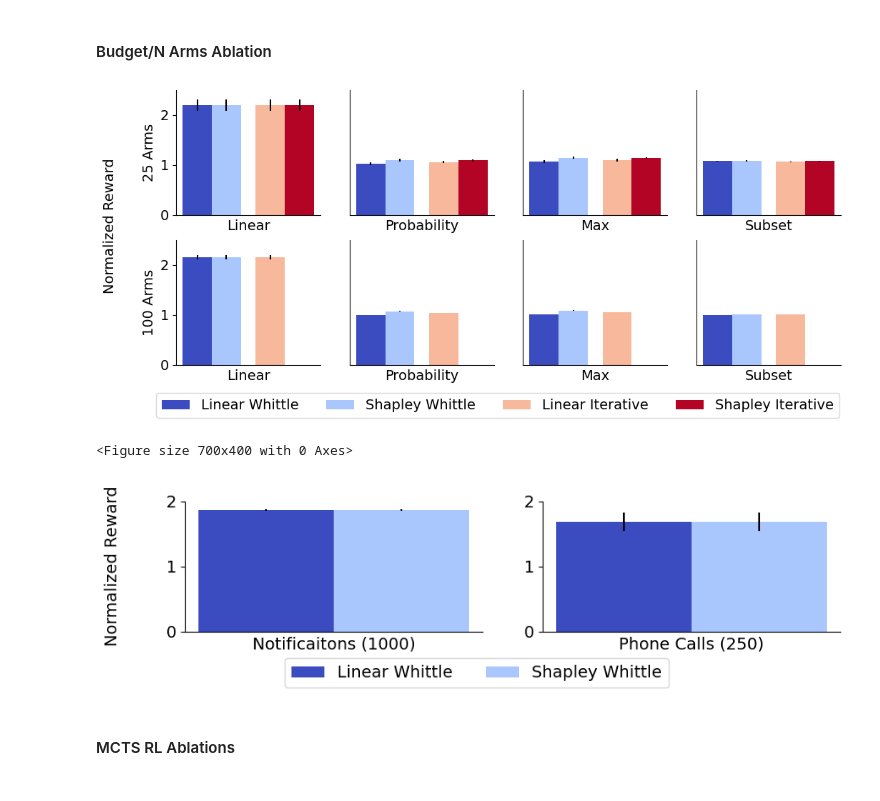
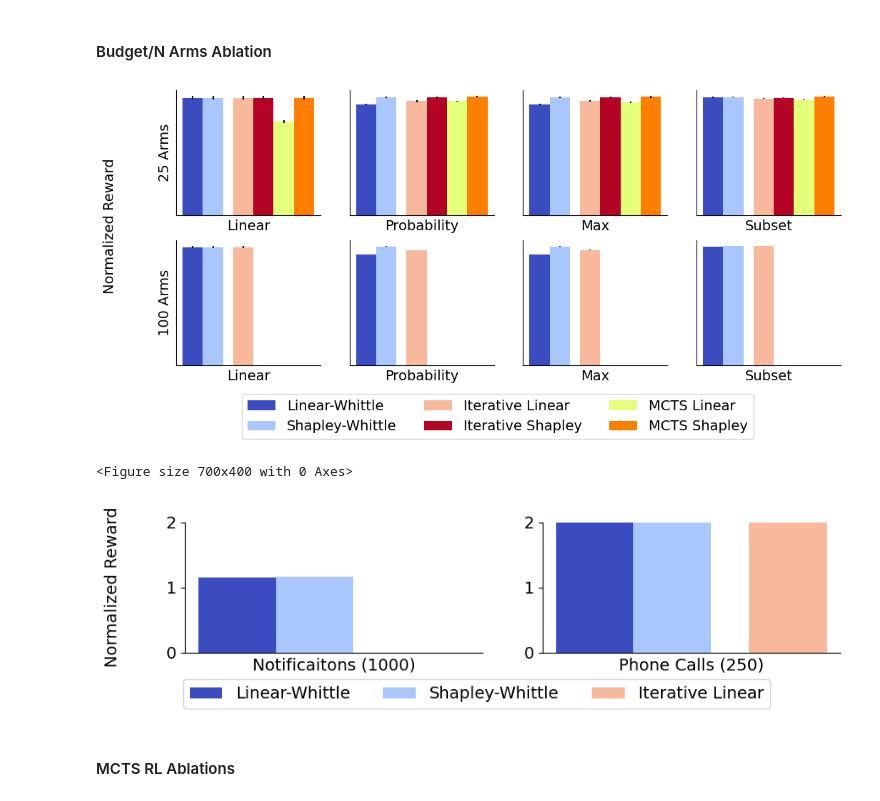
Before and after one commit to naveenr414/food-rescue-rmab, a Jupyter notebook: scripts/notebooks/Plotting.ipynb, the cells around one changed output. Saved outputs shown, nothing was run; the diff lists cells and outputs as text; code cells hidden in the pictures.

```diff
--- a/scripts/notebooks/Plotting.ipynb
+++ b/scripts/notebooks/Plotting.ipynb
@@ -389,27 +426,29 @@ plt.savefig("../../results/figures/time_reward.pdf",dpi=300, bbox_inches='tight'
 # %%
 fig, axs = plt.subplots(1,2, figsize=(10, 2))
 method_names = ['whittle_activity','greedy','mcts','dqn_step','linear_whittle','shapley_whittle_custom','iterative_whittle','shapley_iterative_whittle','mcts_linear','mcts_shapley']
-nice_names = ["Vanilla Whittle","Greedy","MCTS","RL","Linear Whittle","Shapley Whittle","Linear Iterative","Shapley Iterative","Linear MCTS","Shapley MCTS"]
+nice_names = ["Vanilla Whittle","Greedy","MCTS","DQN","Linear-Whittle","Shapley-Whittle","Iterative Linear","Iterative Shapley","MCTS Linear","MCTS Shapley"]
 width = 0.1
 n_arms = [4,10]
 
 params = {'lamb': 0.5, 'time_limit': 100,'n_episodes': 105}
 datasets = ['food_resuce_policies']
+labels = ["Notifications","Phone Calls"]
 reward_names = [""]
 
 x_locations = []
 shift = 0
-for i in range(len(method_names)):
-    if method_names[i] == 'linear_whittle':
+for m in range(len(method_names)):
+    if method_names[m] == 'linear_whittle':
         shift += 0.5
-    elif method_names[i] == 'iterative_whittle':
+    elif method_names[m] == 'iterative_whittle':
         shift += 0.5
 
-    x_locations.append((i+shift)*width)
+    x_locations.append((m+shift)*width)
 
 distros = ["food_rescue","food_rescue_top"]
 arm_budget = [(100,1,25),(20,1,10)]
 for i in range(len(distros)):
+
     volunteers = arm_budget[i][0]
     volunteers_per_arm = arm_budget[i][1]
     budget = arm_budget[i][2]
@@ -456,13 +495,12 @@ for i in range(len(distros)):
 
 
     if i == 0:
-        axs[i].set_xlabel("Notificaitons".format(n),fontsize=14)
+        axs[i].set_xlabel("Notifications",fontsize=14)
+        print(min(results['linear_whittle_reward'][0],results['shapley_whittle_custom_reward'][0],results['iterative_whittle_reward'][0])/max(results['linear_whittle_reward'][0],results['shapley_whittle_custom_reward'][0],results['iterative_whittle_reward'][0]))
     else:
-        axs[i].set_xlabel("Phone Calls".format(n),fontsize=14)
+        print(min(results['linear_whittle_reward'][0],results['shapley_whittle_custom_reward'][0],results['iterative_whittle_reward'][0],results["shapley_iterative_whittle_reward"][0],results["mcts_linear_reward"][0],results["mcts_shapley_reward"][0])/max(results['linear_whittle_reward'][0],results['shapley_whittle_custom_reward'][0],results['iterative_whittle_reward'][0],results["shapley_iterative_whittle_reward"][0],results["mcts_linear_reward"][0],results["mcts_shapley_reward"][0]))
+        axs[i].set_xlabel("Phone Calls",fontsize=14)
 
-
-axs[0].set_xlabel("4 Arms",fontsize=14)
-axs[1].set_xlabel("10 Arms",fontsize=14)
 
 handles, labels = axs[1].get_legend_handles_labels()
 
@@ -616,13 +605,13 @@ plt.savefig("../../results/figures/reward_distro.pdf",dpi=300, bbox_inches='tigh
 #### Budget/N Arms Ablation
 # %%
 fig, axs = plt.subplots(2,4, figsize=(12, 5))
-method_names = ['linear_whittle','shapley_whittle_custom','iterative_whittle','shapley_iterative_whittle']
-nice_names = ["Linear Whittle","Shapley Whittle","Linear Iterative","Shapley Iterative"]
+method_names = ['linear_whittle','shapley_whittle_custom','iterative_whittle','shapley_iterative_whittle','mcts_linear','mcts_shapley']
+nice_names = ["Linear-Whittle","Shapley-Whittle","Iterative Linear","Iterative Shapley","MCTS Linear","MCTS Shapley"]
 width = 0.1
 plt.figure(figsize=(7,4))
 n_arms = [25,100]
 
-baseline_params = {'volunteers_per_arm': 1, 'lamb': 0.5, 'budget': 2, 'n_arms': 4, 'time_limit': 100,'prob_distro': 'uniform'}
+baseline_params = {'volunteers_per_arm': 1, 'lamb': 0.5, 'budget': 2, 'n_arms': 4, 'time_limit': 100,'prob_distro': 'uniform', 'n_episodes': 105}
 datasets = ['linear_reward','prob_reward','max_reward','subset_reward']
 reward_names = ["Linear","Probability","Max","Subset"]
 params = [{'reward_type': 'linear','arm_set_low': 0, 'arm_set_high': 1},
@@ -650,7 +639,7 @@ for i,n in enumerate(n_arms):
 
             dataset = "baselines/all"
 
-            if m in ['linear_whittle','shapley_whittle_custom','iterative_whittle','shapley_iterative_whittle','mcts_shapley','optimal']:
+            if m in ['linear_whittle','shapley_whittle_custom','iterative_whittle','shapley_iterative_whittle','mcts_linear','mcts_shapley','optimal']:
                 dataset = "reward_variation/{}".format(datasets[j])
 
             temp_params = deepcopy(baseline_params)
@@ -658,52 +647,54 @@ for i,n in enumerate(n_arms):
                 temp_params[p] = params[j][p]
 
             results = get_results_matching_parameters(dataset,"",temp_params)
-            num_data = len(results)
+            num_data = 0
+            if len(results)>0:
+                num_data = len(results)*len(results[0]['greedy_reward'][0])
 
             if num_data>0:
                 results = aggregate_normalize_data(results,baseline="random")
 
                 if '{}_reward'.format(m) not in results:
                     results['{}_reward'.format(m)] = [0,0]
                 score_by_n.append(results['{}_reward'.format(m)][0])
                 std_by_n.append(results['{}_reward'.format(m)][1]/num_data**.5)
 
                 if m == 'optimal' and n == 4:
                     axs[i,j].hlines(score_by_n[0],-0.1,x_locations[-1],colors='green',linestyles='dashed',label='Optimal',color=colors_by_method[m])
 
                 else:
                     axs[i,j].bar(x_locations[k],score_by_n,width=width,label=nice_names[k],color=colors_by_method[m],yerr=std_by_n)
 
         axs[i,j].set_xticks([])
 
-        if j != 0:
-            axs[i,j].set_yticks([])
-        else:
-            axs[i,j].set_yticks([0,1,2],[0,1,2],fontsize=14)
-        axs[i,j].set_ylim([0,2.5])
+        # if j != 0:
+        axs[i,j].set_yticks([])
+        # else:
+        #     axs[i,j].set_yticks([0,1,2],[0,1,2],fontsize=14)
+        # axs[i,j].set_ylim([0,2.5])
         axs[i,j].set_xlabel(reward_names[j],fontsize=14)
 
 axs[0,0].set_ylabel("25 Arms",fontsize=14)
 axs[1,0].set_ylabel("100 Arms",fontsize=14)
 
 handles, labels = axs[1,1].get_legend_handles_labels()
-fig.legend(handles, labels, loc='upper center',ncol=4,bbox_to_anchor=(0.5,0.05),fontsize=14)
+fig.legend(handles, labels, loc='upper center',ncol=3,bbox_to_anchor=(0.5,0.05),fontsize=14)
 
 fig.supylabel("Normalized Reward",fontsize=14,x=0.04)
 
 fig.savefig("../../results/figures/all_rewards_large_N.pdf",dpi=300, bbox_inches='tight')
 # %% [output]
-[figure, old version]
+[figure, new version]
 <Figure size 700x400 with 0 Axes>
 # %%
 distros = ["food_rescue","food_rescue_top"]
 fig, axs = plt.subplots(1,2, figsize=(10, 2))
-method_names = ['linear_whittle','shapley_whittle_custom']
-nice_names = ["Linear Whittle","Shapley Whittle"]
+method_names = ['linear_whittle','shapley_whittle_custom','iterative_whittle']
+nice_names = ["Linear-Whittle","Shapley-Whittle","Iterative Linear"]
 width = 0.1
 n_arms = [4,10]
 
-params = {'lamb': 0.5, 'time_limit': 100,'n_episodes': 100}
+params = {'lamb': 0.5, 'time_limit': 100,'n_episodes': 5}
 datasets = ['food_resuce_policies']
 reward_names = [""]
 
@@ -737,7 +728,9 @@ for i in range(len(distros)):
 
         temp_params = deepcopy(params)
         results = get_results_matching_parameters(dataset,"",temp_params)
-        num_data = len(results)
+        num_data = 0
+        if len(results)>0:
+            num_data = len(results)*len(results[0]['greedy_reward'][0])
 
         if num_data>0:
             results = aggregate_normalize_data(results,baseline="random")
@@ -775,7 +768,7 @@ fig.legend(handles, labels, loc='upper center',ncol=4,bbox_to_anchor=(0.47,0),fo
 fig.supylabel("Normalized Reward",fontsize=14,x=0.03)
 fig.savefig("../../results/figures/food_rescue_secondary.pdf",dpi=300, bbox_inches='tight')
 # %% [output]
-[figure, old version]
+[figure, new version]
 # %% [markdown]
 #### MCTS RL Ablations
 # %%
```
Also changed, not shown: parts of 16 cells of this notebook, 26 other files.
